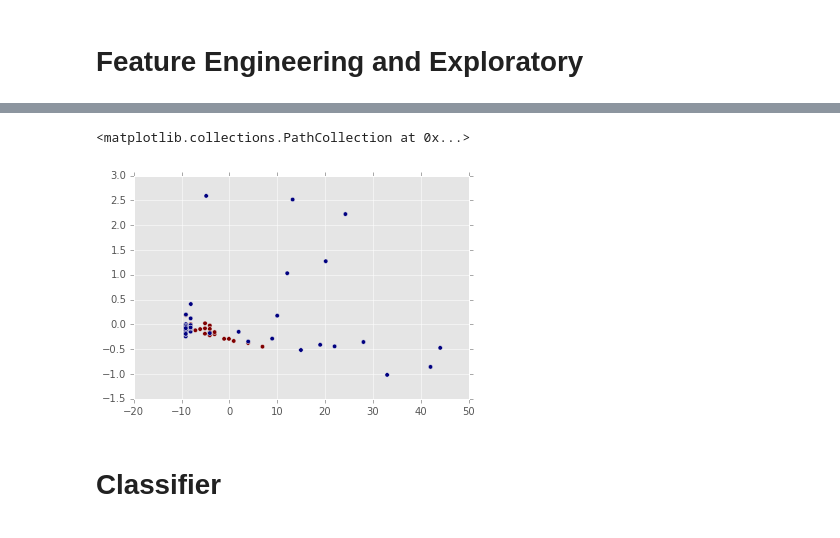
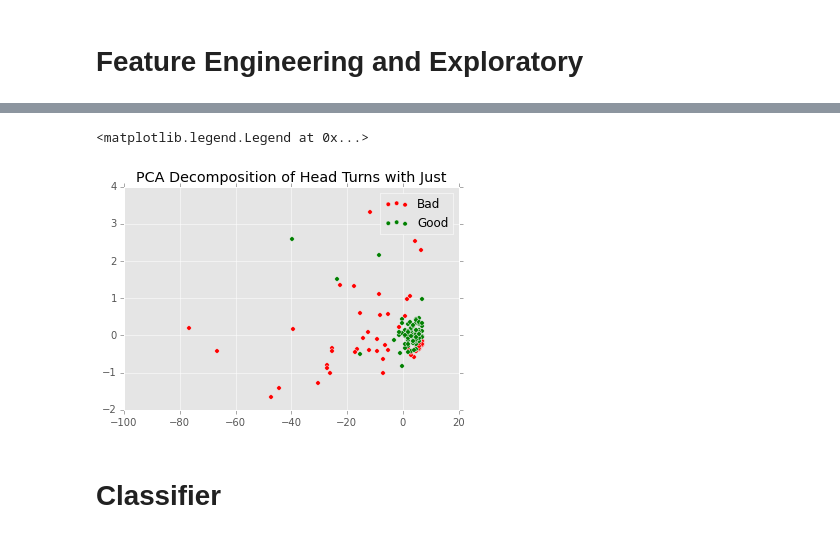
Before and after one commit to chrisngan24/fydp, a Jupyter notebook: experimental/head_turn_sentiment/analysis/explore.ipynb, the cells around one changed output, grey strips where cells are left out. Drawn from its saved outputs; the diff is of its cells as text; code cells hidden in the pictures.

Commit message:
Analysis on head turn sentiment

```diff
--- a/experimental/head_turn_sentiment/analysis/explore.ipynb
+++ b/experimental/head_turn_sentiment/analysis/explore.ipynb
@@ -28,8 +31,8 @@ data_dir = '../data/'
 direcs = map(lambda x: data_dir + x,[
         'look_left_good/events',
         'look_left_bad/events',
-#         'look_right_good/events',
-#         'look_right_bad/events',
+        'look_right_good/events',
+        'look_right_bad/events',
     ])
 # flatten all event files into a single list of file paths
 event_files = reduce(lambda l,r:l + r,
@@ -38,4 +41,4 @@ event_files = reduce(lambda l,r:l + r,
                          direcs
                         )
                     )
-print event_files
+# print event_files
@@ -51,0 +63,6 @@ plt.scatter(df.index, df['noseX'],c=df['class'])
+# %%
+a = []
+for f in event_files:
+    df_a= pd.read_csv(f)
+    a.append(len(df_a[df_a['faceBottom'] - df_a['faceTop'] != 0]))
+plt.hist(a)
@@ -73,7 +133,10 @@ for f in event_files:
     row = generate_signal_features(pd.read_csv(f), f)
     events.append(row)
 df_events = pd.DataFrame(events)
-class_col = 'turn_sentiment'
+#class_col = 'turn_sentiment'
+class_col = 'good_turn'
+Y = LabelEncoder().fit_transform(df_events[class_col])
+
 active_features = df_events._get_numeric_data().columns.tolist()
 df_num = df_events[active_features]
 df_a = df_events[active_features + [class_col]]
@@ -83,11 +145,0 @@ print active_features
-# %%
-import itertools
-from sklearn.preprocessing import LabelEncoder
-Y = LabelEncoder().fit_transform(df_events['turn_sentiment'])
-for pair in itertools.combinations(active_features, 2):
-    plt.figure()
-    plt.title(pair)
-    plt.xlabel(pair[0])
-    plt.ylabel(pair[1])
-    plt.scatter(df_events[pair[0]], df_events[pair[1]],
-                c=Y)
@@ -105,11 +161,14 @@ for pair in itertools.combinations(active_features, 2):
 # %%
 pca = PCA(n_components=2)
 X = pca.fit_transform(df_events[active_features])
-plt.scatter(X[:,0], X[:,1], c = Y)
+plt.scatter(X[Y==0,0], X[Y==0,1], c = 'red', label='Bad')
+plt.scatter(X[Y==1,0], X[Y==1,1], c = 'green', label='Good')
+plt.title("PCA Decomposition of Head Turns with Just ")
+plt.legend()
 # red is good head turns
 # blue is bad behavior
 # %% [output]
-<matplotlib.collections.PathCollection at 0x...>
+<matplotlib.legend.Legend at 0x...>
-[figure, old version]
+[figure, new version]
 # %% [markdown]
 # Classifier
```
Also changed, not shown: parts of 13 cells of this notebook.
